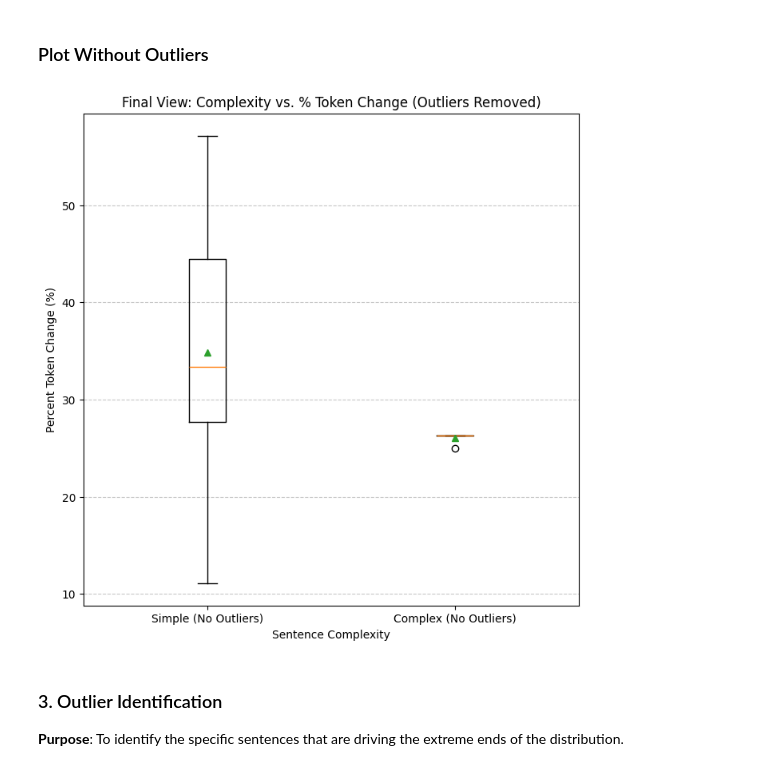
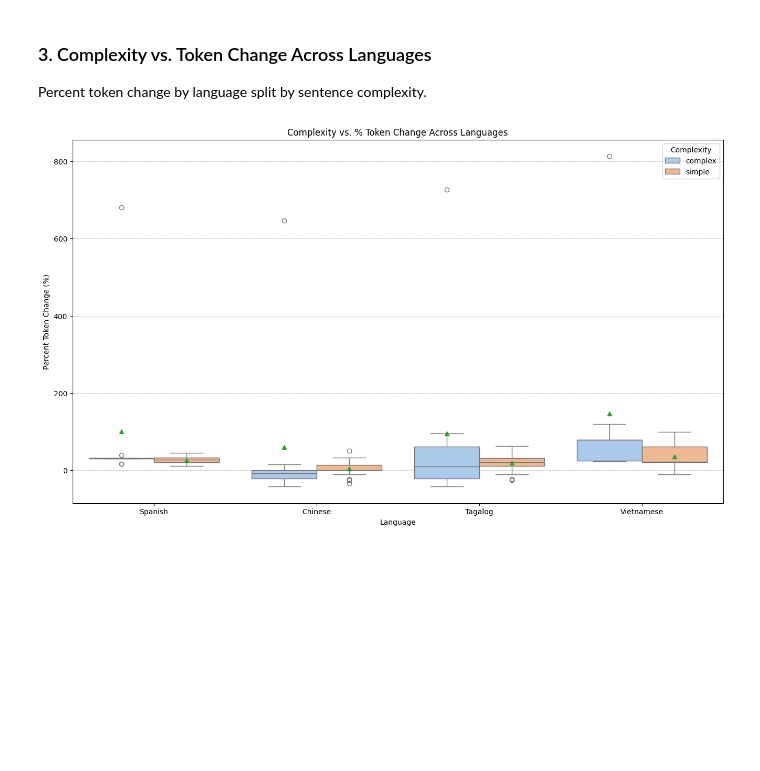
Before and after one commit to navyasraj02/Language-Translation, a Jupyter notebook: translation.ipynb, the cells around one changed output. Saved outputs shown, nothing was run; the diff lists cells and outputs as text; code cells hidden in the pictures; blank space fills up the shorter version.

```diff
--- a/translation.ipynb
+++ b/translation.ipynb
@@ -135,6 +140,11 @@ def translate_and_count_tokens(sentences, batch_size=10):
 
     return all_results, batch_stats
 # %%
+# Define the languages to analyze
+target_languages = ["Spanish", "Chinese", "Tagalog", "Vietnamese"]
+all_language_results = []
+all_language_batch_stats = []
+
 # Extract questions (30 samples for trial)
 print("Extracting questions from MedQuAD...")
 questions = extract_questions("Dataset_MedQuAD", max_q=30)
@@ -146,10 +156,14 @@ clinical = add_clinical_sentences()
 all_sentences = questions + clinical
 print(f"Total sentences: {len(all_sentences)}")
 
-# Translate and track tokens (batch size = 10)
-print("\nTranslating to Spanish in batches of 10 (tracking tokens)...")
-print("="*70)
-results, batch_stats = translate_and_count_tokens(all_sentences, batch_size=10)
+# Loop through each language and perform the analysis
+for lang in target_languages:
+    results, batch_stats = translate_and_count_tokens(all_sentences, lang, batch_size=10)
+    all_language_results.extend(results)
+    all_language_batch_stats.extend(batch_stats)
+
+# Create a single DataFrame with all results
+res_df = pd.DataFrame(all_language_results)
 # %% [output]
 Extracting questions from MedQuAD...
 Extracted 30 questions
@@ -369,29 +237,15 @@ plt.show()
 # %% [markdown]
-### Plot Without Outliers
+### 3. Complexity vs. Token Change Across Languages
+
+Percent token change by language split by sentence complexity.
 # %%
-# Remove outliers from each category for a cleaner comparison
-def remove_outliers(df, column):
-    Q1 = df[column].quantile(0.25)
-    Q3 = df[column].quantile(0.75)
-    IQR = Q3 - Q1
-    lower_bound = Q1 - 1.5 * IQR
-    upper_bound = Q3 + 1.5 * IQR
-    return df[(df[column] >= lower_bound) & (df[column] <= upper_bound)]
-
-simple_no_outliers = remove_outliers(res_df[res_df['complexity'] == 'simple'], 'pct_change')
-complex_no_outliers = remove_outliers(res_df[res_df['complexity'] == 'complex'], 'pct_change')
-
-# Plot again with outliers removed
-plt.figure(figsize=(8, 8))
-plt.boxplot([simple_no_outliers['pct_change'], complex_no_outliers['pct_change']], labels=["Simple (No Outliers)", "Complex (No Outliers)"], showmeans=True)
-plt.title('Final View: Complexity vs. % Token Change (Outliers Removed)')
+plt.figure(figsize=(16, 9))
+sns.boxplot(x='language', y='pct_change', hue='complexity', data=res_df, palette='pastel', showmeans=True)
+plt.title('Complexity vs. % Token Change Across Languages')
 plt.ylabel('Percent Token Change (%)')
-plt.xlabel('Sentence Complexity')
+plt.xlabel('Language')
+plt.legend(title='Complexity')
 plt.grid(axis='y', linestyle='--', alpha=0.7)
 plt.show()
 # %% [output]
-[figure, old version]
+[figure, new version]
-# %% [markdown]
-### 3. Outlier Identification
-
-**Purpose**: To identify the specific sentences that are driving the extreme ends of the distribution.
```
Also changed, not shown: parts of 22 cells of this notebook.
